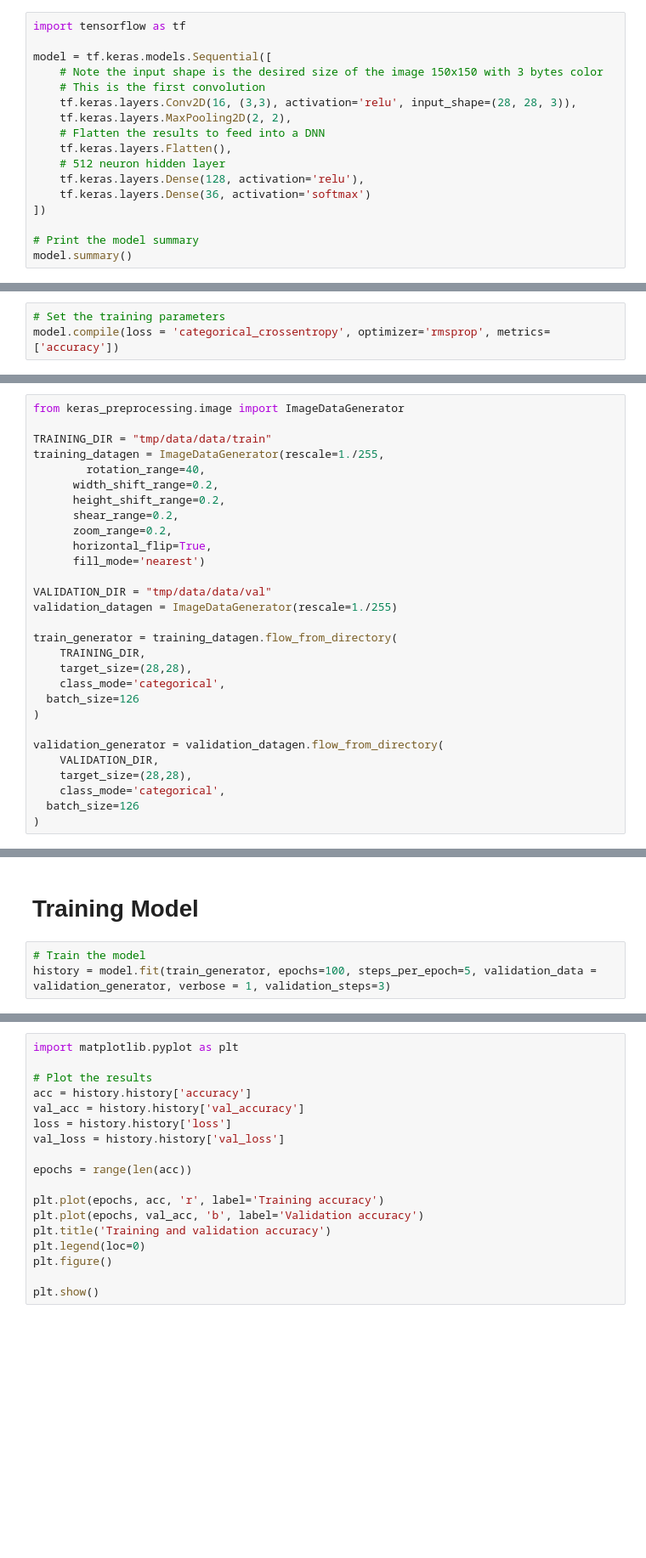
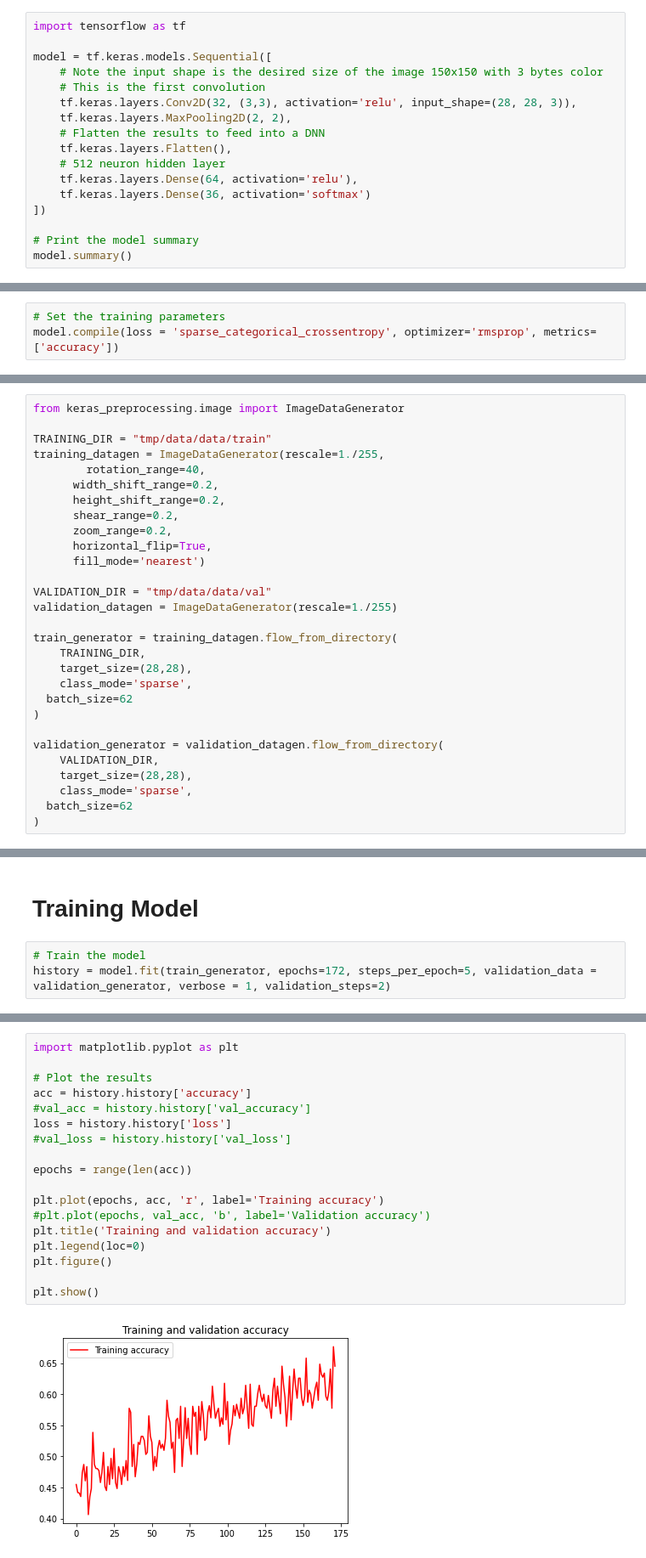
Before and after one commit to marcellinus-witarsah/VePay-Go-ML, a Jupyter notebook: character-recognition/OCR.ipynb, the cells around one changed output, grey strips where cells are left out. Shown at 85% size. Cells and saved outputs as stored; diff of their text form; blank space fills up the shorter version.

Commit message:
Editing model and prediction code

```diff
--- a/character-recognition/OCR.ipynb
+++ b/character-recognition/OCR.ipynb
@@ -63,12 +63,12 @@ import tensorflow as tf
 model = tf.keras.models.Sequential([
     # Note the input shape is the desired size of the image 150x150 with 3 bytes color
     # This is the first convolution
-    tf.keras.layers.Conv2D(16, (3,3), activation='relu', input_shape=(28, 28, 3)),
+    tf.keras.layers.Conv2D(32, (3,3), activation='relu', input_shape=(28, 28, 3)),
     tf.keras.layers.MaxPooling2D(2, 2),
     # Flatten the results to feed into a DNN
     tf.keras.layers.Flatten(),
     # 512 neuron hidden layer
-    tf.keras.layers.Dense(128, activation='relu'),
+    tf.keras.layers.Dense(64, activation='relu'),
     tf.keras.layers.Dense(36, activation='softmax')
 ])
 
@@ -97,7 +97,7 @@ Non-trainable params: 0
 _________________________________________________________________
 # %%
 # Set the training parameters
-model.compile(loss = 'categorical_crossentropy', optimizer='rmsprop', metrics=['accuracy'])
+model.compile(loss = 'sparse_categorical_crossentropy', optimizer='rmsprop', metrics=['accuracy'])
 # %% [markdown]
 # Image Preprocessing
 # %%
@@ -119,15 +119,15 @@ validation_datagen = ImageDataGenerator(rescale=1./255)
 train_generator = training_datagen.flow_from_directory(
 	TRAINING_DIR,
 	target_size=(28,28),
-	class_mode='categorical',
-  batch_size=126
+	class_mode='sparse',
+  batch_size=62
 )
 
 validation_generator = validation_datagen.flow_from_directory(
 	VALIDATION_DIR,
 	target_size=(28,28),
-	class_mode='categorical',
-  batch_size=126
+	class_mode='sparse',
+  batch_size=62
 )
 # %% [output]
 Found 864 images belonging to 36 classes.
@@ -136,5 +136,5 @@ Found 216 images belonging to 36 classes.
 # Training Model
 # %%
 # Train the model
-history = model.fit(train_generator, epochs=100, steps_per_epoch=5, validation_data = validation_generator, verbose = 1, validation_steps=3)
+history = model.fit(train_generator, epochs=172, steps_per_epoch=5, validation_data = validation_generator, verbose = 1, validation_steps=2)
 # %% [output]
@@ -158,19 +158,20 @@ Epoch 100/100
 # %%
 import matplotlib.pyplot as plt
 
 # Plot the results
 acc = history.history['accuracy']
-val_acc = history.history['val_accuracy']
+#val_acc = history.history['val_accuracy']
 loss = history.history['loss']
-val_loss = history.history['val_loss']
+#val_loss = history.history['val_loss']
 
 epochs = range(len(acc))
 
 plt.plot(epochs, acc, 'r', label='Training accuracy')
-plt.plot(epochs, val_acc, 'b', label='Validation accuracy')
+#plt.plot(epochs, val_acc, 'b', label='Validation accuracy')
 plt.title('Training and validation accuracy')
 plt.legend(loc=0)
 plt.figure()
 
 plt.show()
 # %% [output]
+[figure, new version]
```
Also changed, not shown: parts of 5 cells of this notebook.
